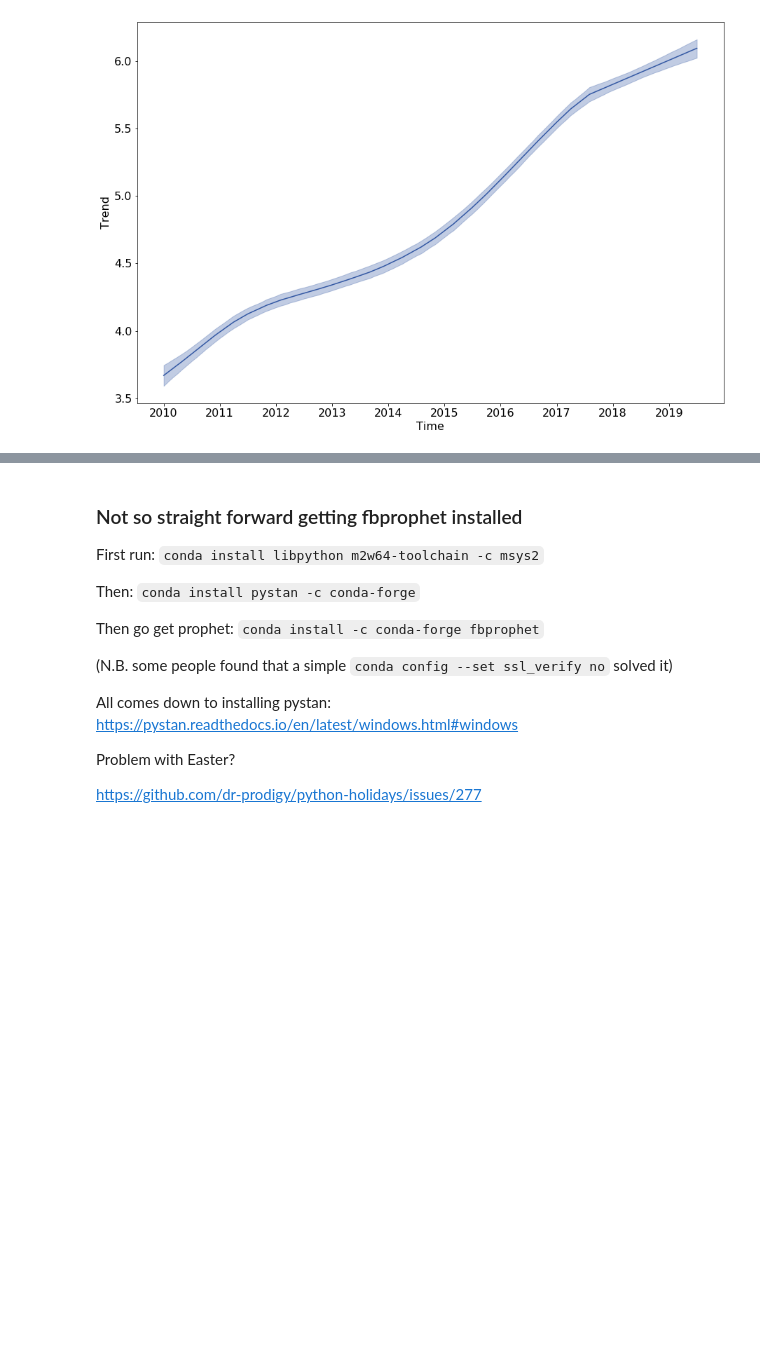
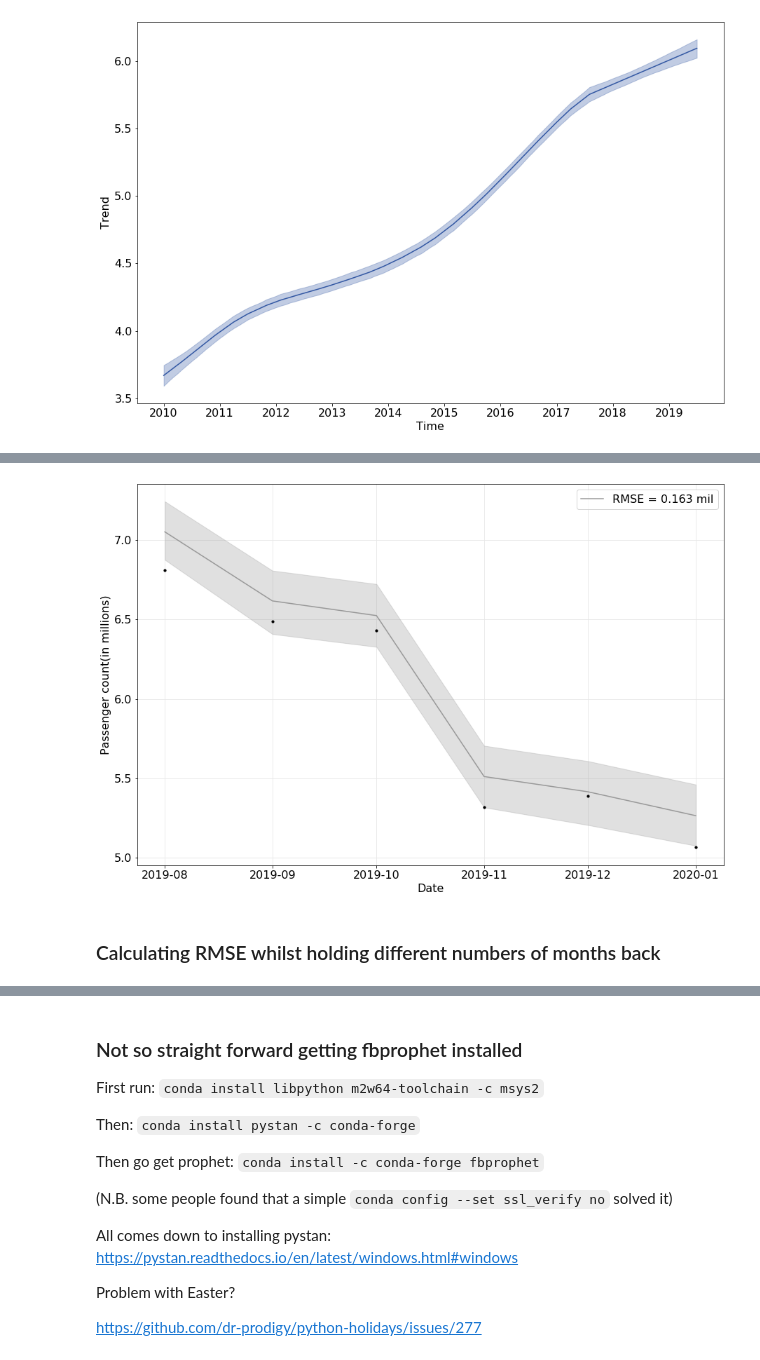
Before and after one commit to Yoyodyne-Data-Science/schiphol-passengers, a Jupyter notebook: Schiphol_Passengers.ipynb, the cells around one changed output, grey strips where cells are left out. Saved outputs shown, nothing was run; the diff lists cells and outputs as text; code cells hidden in the pictures; blank space fills up the shorter version.

Commit message:
added bit about varying heldback data and calculating RMSE, but don't think it's that useful

```diff
--- a/Schiphol_Passengers.ipynb
+++ b/Schiphol_Passengers.ipynb
@@ -9,6 +11,7 @@ from fbprophet import Prophet
 ERROR:fbprophet:Importing plotly failed. Interactive plots will not work.
 # %%
 kblue = [50/256, 87/256, 164/256]
+grey = [0.6, 0.6, 0.6]
 matplotlib.rcParams.update({'font.size': 16})
 # %%
 months_to_hold_back = 6
@@ -114,0 +124,9 @@ plt.show()
+# %%
+# prophet needs data in a very specific format
+proph_held_back_df = pd.DataFrame(data = {'ds':schiphol_data_held_back.index, 'y': [x[0] for x in schiphol_data_held_back.values]})
+# forecast
+forecast_held_back = m.predict(proph_held_back_df)
+# add real data to forecast
+proph_held_back_df_plus_pred = pd.merge(proph_held_back_df.set_index('ds'), forecast_held_back.set_index('ds'), left_index=True, right_index=True).reset_index()
+# calculate rmse
+rmse = np.sqrt(np.sum((proph_held_back_df_plus_pred['yhat'].values-proph_held_back_df_plus_pred['y'].values)**2))/np.sqrt(len(proph_held_back_df_plus_pred))
@@ -114,0 +143,16 @@ plt.show()
+# %%
+fig, ax = plt.subplots(figsize = [15, 10])
+ax.set_axisbelow(True)
+ax.grid(True, color = [0.9, 0.9, 0.9, 0.1])
+ax.fill_between(proph_held_back_df_plus_pred['ds'], proph_held_back_df_plus_pred['yhat_lower'], proph_held_back_df_plus_pred['yhat_upper'], color = grey, alpha = 0.3)
+ax.plot(proph_held_back_df_plus_pred['ds'], proph_held_back_df_plus_pred['yhat'], color = grey, label = 'RMSE = {:.3f} mil'.format(rmse))
+ax.scatter(proph_held_back_df_plus_pred['ds'], proph_held_back_df_plus_pred['y'], color = 'k', s = 10)
+ax.set_xlabel('Date')
+ax.set_ylabel('Passenger count(in millions)')
+plt.savefig('./images/schiphol_data_fit_held_back.png', bbox_inches = 'tight')
+plt.legend()
+plt.show()
+# %% [output]
+[figure, added]
+# %% [markdown]
+### Calculating RMSE whilst holding different numbers of months back
```
Also changed, not shown: parts of 12 cells of this notebook, 2 other files.
